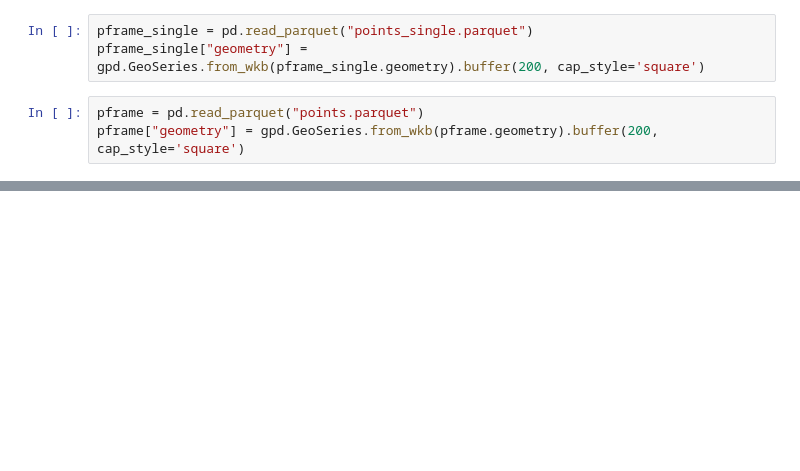
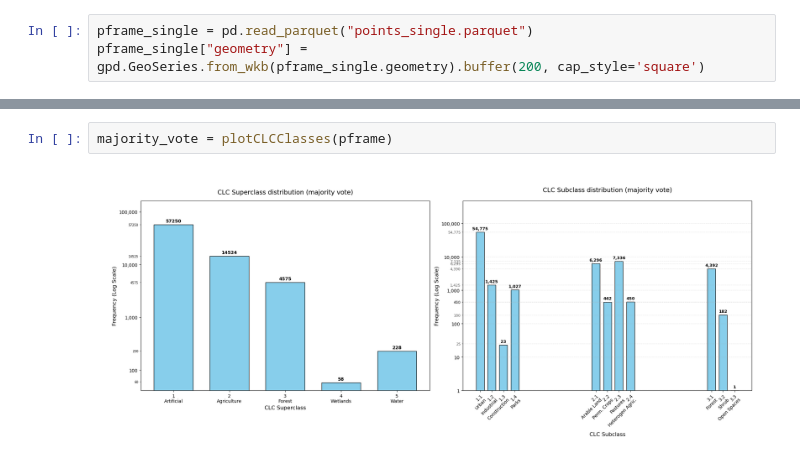
Before and after one commit to mfherrm/BioOTon, a Jupyter notebook: CORINE.ipynb, the cells around one changed output, grey strips where cells are left out. Drawn from its saved outputs; the diff is of its cells as text; blank space fills up the shorter version.

```diff
--- a/CORINE.ipynb
+++ b/CORINE.ipynb
@@ -588,6 +69,3 @@ plt.show()
 # %%
 pframe_single = pd.read_parquet("points_single.parquet")
 pframe_single["geometry"] = gpd.GeoSeries.from_wkb(pframe_single.geometry).buffer(200, cap_style='square')
-# %%
-pframe = pd.read_parquet("points.parquet")
-pframe["geometry"] = gpd.GeoSeries.from_wkb(pframe.geometry).buffer(200, cap_style='square')
@@ -1242,0 +72,4 @@ NameError: name 'joined_df' is not defined
+# %%
+majority_vote = plotCLCClasses(pframe)
+# %% [output]
+[figure, added]
```
Also changed, not shown: parts of 30 cells of this notebook, 4 other files.
